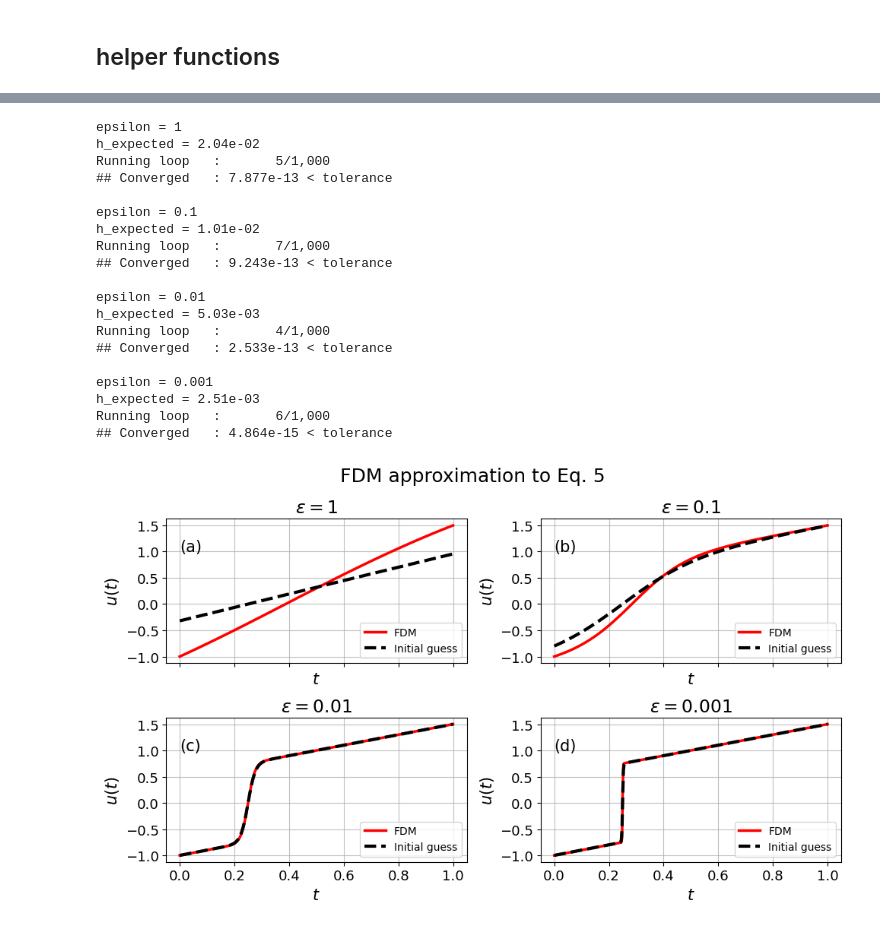
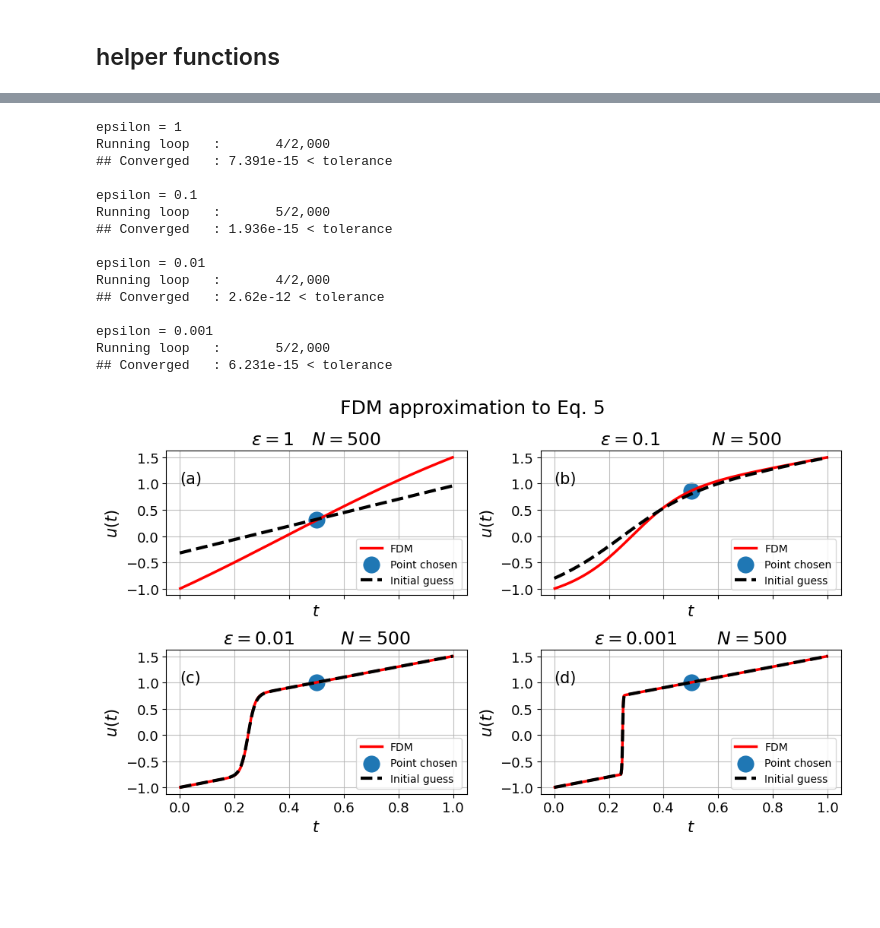
Before and after one commit to BastianValhoj/02687, a Jupyter notebook: assignment1/ex2a_v2.ipynb, the cells around one changed output, grey strips where cells are left out. Drawn from its saved outputs; the diff is of its cells as text; code cells hidden in the pictures; blank space fills up the shorter version.

```diff
--- a/assignment1/ex2a_v2.ipynb
+++ b/assignment1/ex2a_v2.ipynb
@@ -93,2 +216,5 @@ def Newtons_method(U, BC, eps, max_iter, tol):
     print()
     return J_iter, U_iter, F_iter
+# %%
+u0, ts = initial_guess(17, 0.1, (a,b), (alpha, beta))
+J, U, F = Newton_iteration(u0, (alpha, beta), 0.1)
@@ -100,58 +288,48 @@ def plot_params(ax, subfig_label, title, labelsize):
     ax.text(0, 1, subfig_label, size=labelsize)
     ax.grid(alpha=0.8)
 # %%
-a, b = 0, 1 # boundary points
-alpha, beta = -1, 1.5 # boundary values
+eps_list = [1, 0.1, 0.01, 0.001]
+grid_list = [500,]*len(eps_list)
 
-# eps = 0.1
-# N = 50
-
-
-
-LABELSIZE = 15
-SUBFIG_LABELS = ["(a)", "(b)", "(c)", "(d)"]
-
-
+# grid_list = [2**i*100 for i in range(4)]
+# eps_list  = [0.1,]*len(grid_list)
+# solutions = get_solutions(grid_list=grid_list, eps_list=eps_list,
+#                                  bound=(a,b), BC=(alpha, beta),
+#                                  max_iter=5_000, tol=1e-11)
 
 fig, ax = plt.subplots(2,2, figsize=(10,6), sharex=True, sharey=False)
 ax = ax.flatten()
 
-eps_list = [1, 0.1, 0.01, 0.001]
-grid_list = [50, 100, 200, 400]
-for iter, (epsilon, N) in enumerate(zip(eps_list, grid_list)):
+for iter, (N, epsilon) in enumerate(zip(grid_list, eps_list)):
     print(f"{epsilon = }")
     u0, ts = initial_guess(N, epsilon, bound=(a,b), BC=(alpha, beta))
-    J, U, F = Newtons_method(u0, (alpha, beta), epsilon, max_iter=1_000, tol=1e-12)
-
-    ax[iter].plot(ts, U, "r-", label="FDM", lw=2.5)
+    J, U, F = Newtons_method(u0, (alpha, beta), epsilon, max_iter=2_000, tol=1e-10)
+    ax[iter].plot(ts[1:-1], U[1:-1], "r-", label="FDM", lw=2.5)
+    ax[iter].scatter(ts[N//2], U[N//2], label="Point chosen", lw=10)
     ax[iter].plot(ts, u0, "k--", label="Initial guess", lw=3)
     ax[iter].set_yticks([-1, -0.5, 0, 0.5, 1, 1.5])
 
     ax[iter].set_ylabel("$u(t)$", size=LABELSIZE)
     ax[iter].set_xlabel("$t$", size=LABELSIZE)
     plot_params(ax[iter], subfig_label=SUBFIG_LABELS[iter],
-                title=fr"$\epsilon = {epsilon}$", labelsize=LABELSIZE)
+                title=f"$\\epsilon = {epsilon}$\t $N = {N}$", labelsize=LABELSIZE)
 
 fig.suptitle("FDM approximation to Eq. 5", fontsize=LABELSIZE+3)
 fig.tight_layout()
 # %% [output]
 epsilon = 1
-h_expected = 2.04e-02
-Running loop   :       5/1,000
-## Converged   : 7.877e-13 < tolerance
+Running loop   :       4/2,000
+## Converged   : 7.391e-15 < tolerance
 
 epsilon = 0.1
-h_expected = 1.01e-02
-Running loop   :       7/1,000
-## Converged   : 9.243e-13 < tolerance
+Running loop   :       5/2,000
+## Converged   : 1.936e-15 < tolerance
 
 epsilon = 0.01
-h_expected = 5.03e-03
-Running loop   :       4/1,000
-## Converged   : 2.533e-13 < tolerance
+Running loop   :       4/2,000
+## Converged   : 2.62e-12 < tolerance
 
 epsilon = 0.001
-h_expected = 2.51e-03
-Running loop   :       6/1,000
-## Converged   : 4.864e-15 < tolerance
+Running loop   :       5/2,000
+## Converged   : 6.231e-15 < tolerance
-[figure, old version]
+[figure, new version]
```
Also changed, not shown: parts of 15 cells of this notebook.
